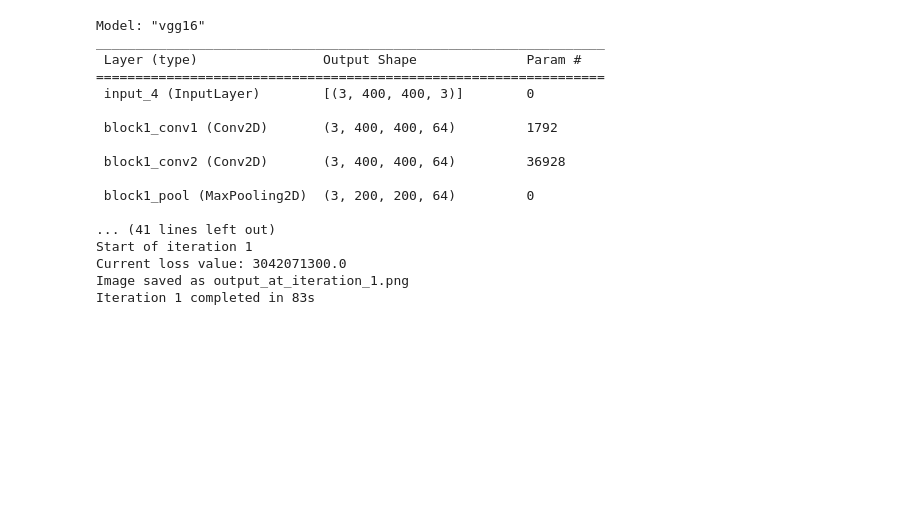
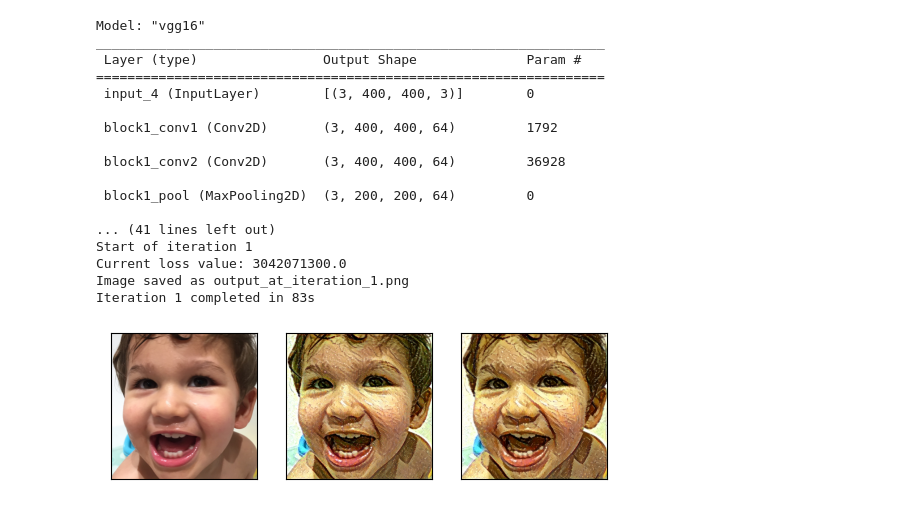
Before and after one commit to nianyiii/Python_AI, a Jupyter notebook: [3]ML_Application_Development/Day06_20220411_卷積神經網路（CNN）的應用(一).ipynb, the cells around one changed output. Saved outputs shown, nothing was run; the diff lists cells and outputs as text; code cells hidden in the pictures; blank space fills up the shorter version.

```diff
--- a/[3]ML_Application_Development/Day06_20220411_卷積神經網路（CNN）的應用(一).ipynb
+++ b/[3]ML_Application_Development/Day06_20220411_卷積神經網路（CNN）的應用(一).ipynb
@@ -431,3 +431,28 @@ Start of iteration 1
 Current loss value: 3042071300.0
 Image saved as output_at_iteration_1.png
 Iteration 1 completed in 83s
+# %%
+# 顯示原圖及結果
+import matplotlib.pyplot as plt
+
+image = plt.imread('./images/input.jpg')
+plt.subplot(131)
+plt.imshow(image)
+plt.xticks([])
+plt.yticks([])
+
+image = plt.imread('output_at_iteration_0.png')
+plt.subplot(132)
+plt.imshow(image)
+plt.xticks([])
+plt.yticks([])
+
+image = plt.imread('output_at_iteration_1.png')
+plt.subplot(133)
+plt.imshow(image)
+plt.xticks([])
+plt.yticks([])
+
+plt.show()
+# %% [output]
+[figure, added]
```
